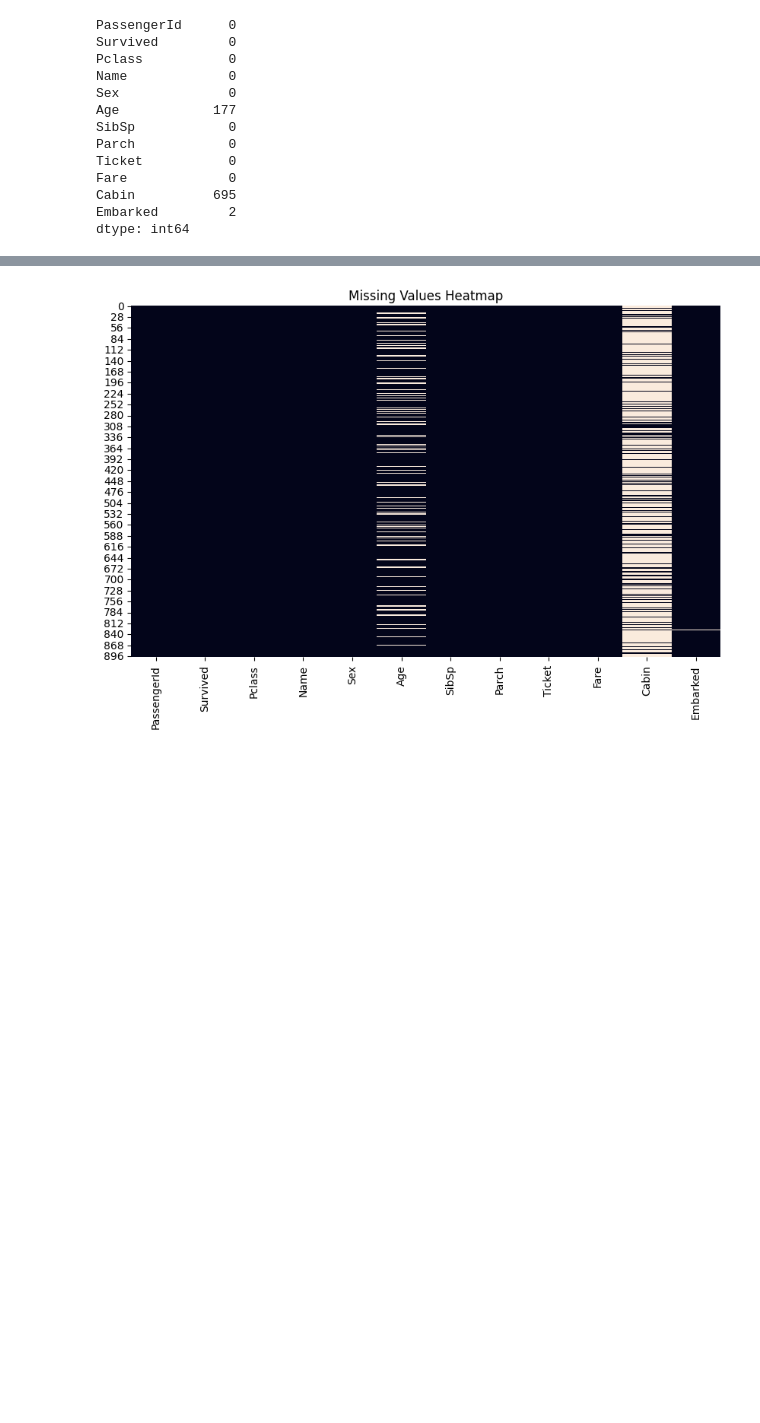
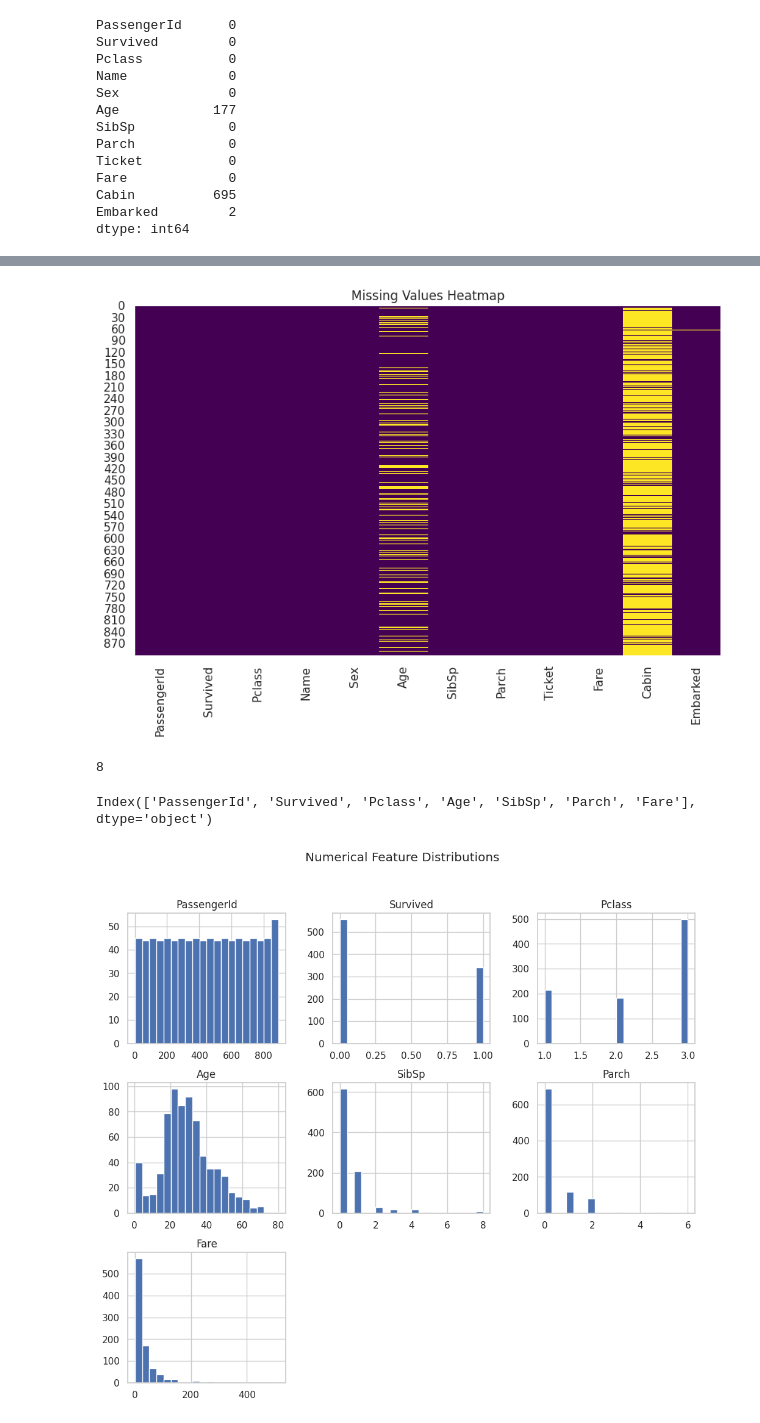
Before and after one commit to akritishestabit/AKRITI-SRIVASTAVA-HESTABIT-SOFTWARE-TRAINEE, a Jupyter notebook: WEEK 6/notebooks/EDA.ipynb, the cells around one changed output, grey strips where cells are left out. Drawn from its saved outputs; the diff is of its cells as text; code cells hidden in the pictures; blank space fills up the shorter version.

```diff
--- a/WEEK 6/notebooks/EDA.ipynb
+++ b/WEEK 6/notebooks/EDA.ipynb
@@ -66,7 +87,22 @@ dtype: int64
 # %%
 plt.figure(figsize=(10,6))
-sns.heatmap(df.isnull(), cbar=False)
+sns.heatmap(df.isna(), cbar=False, cmap="viridis")
 plt.title("Missing Values Heatmap")
 plt.show()
 # %% [output]
-[figure, old version]
+[figure, new version]
+# %%
+df.duplicated().sum()
+# %% [output]
+8
+# %%
+num_cols = df.select_dtypes(include=np.number).columns
+num_cols
+# %% [output]
+Index(['PassengerId', 'Survived', 'Pclass', 'Age', 'SibSp', 'Parch', 'Fare'], dtype='object')
+# %%
+df[num_cols].hist(figsize=(12,10), bins=20)
+plt.suptitle("Numerical Feature Distributions")
+plt.show()
+# %% [output]
+[figure, added]
```
Also changed, not shown: parts of 26 cells of this notebook, 36 other files.
